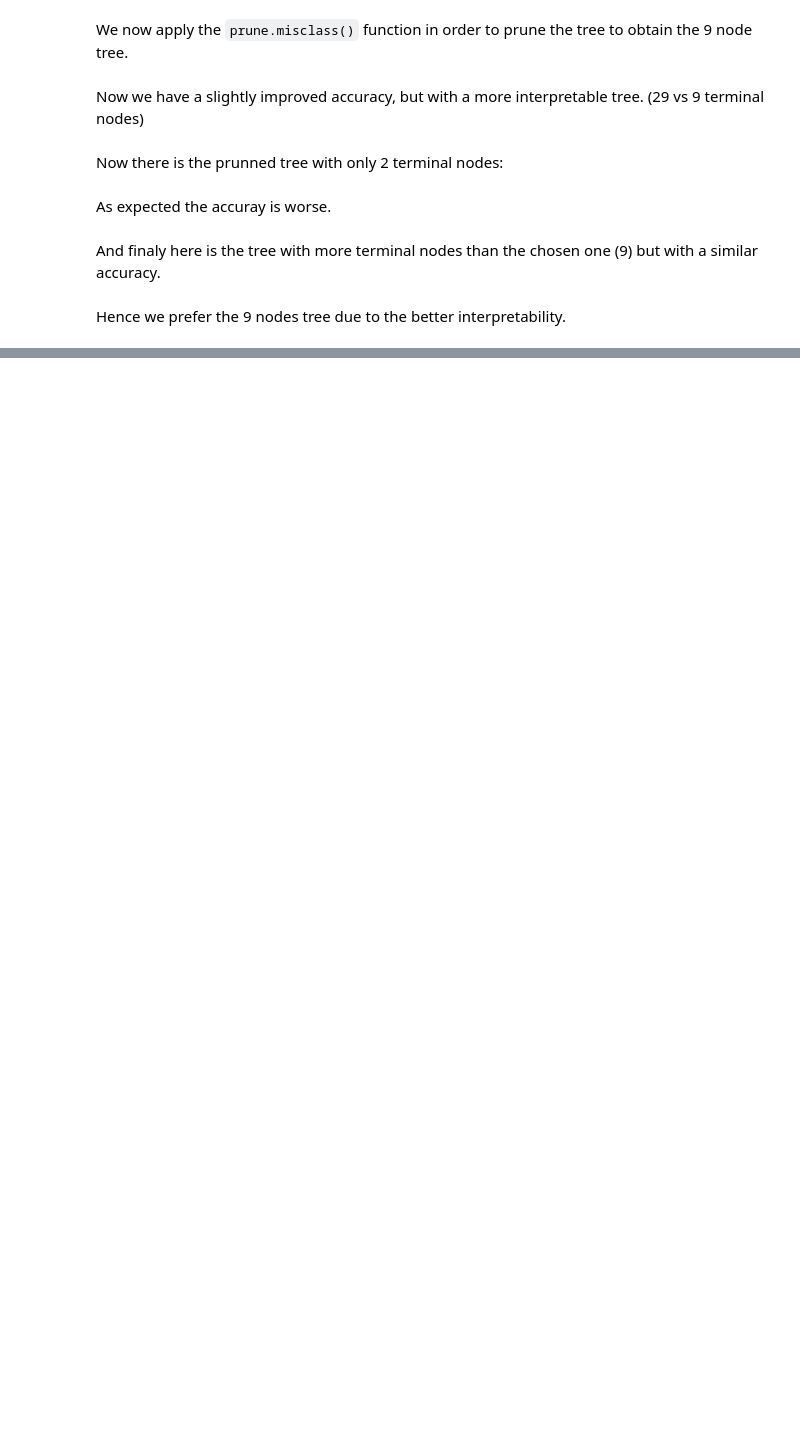
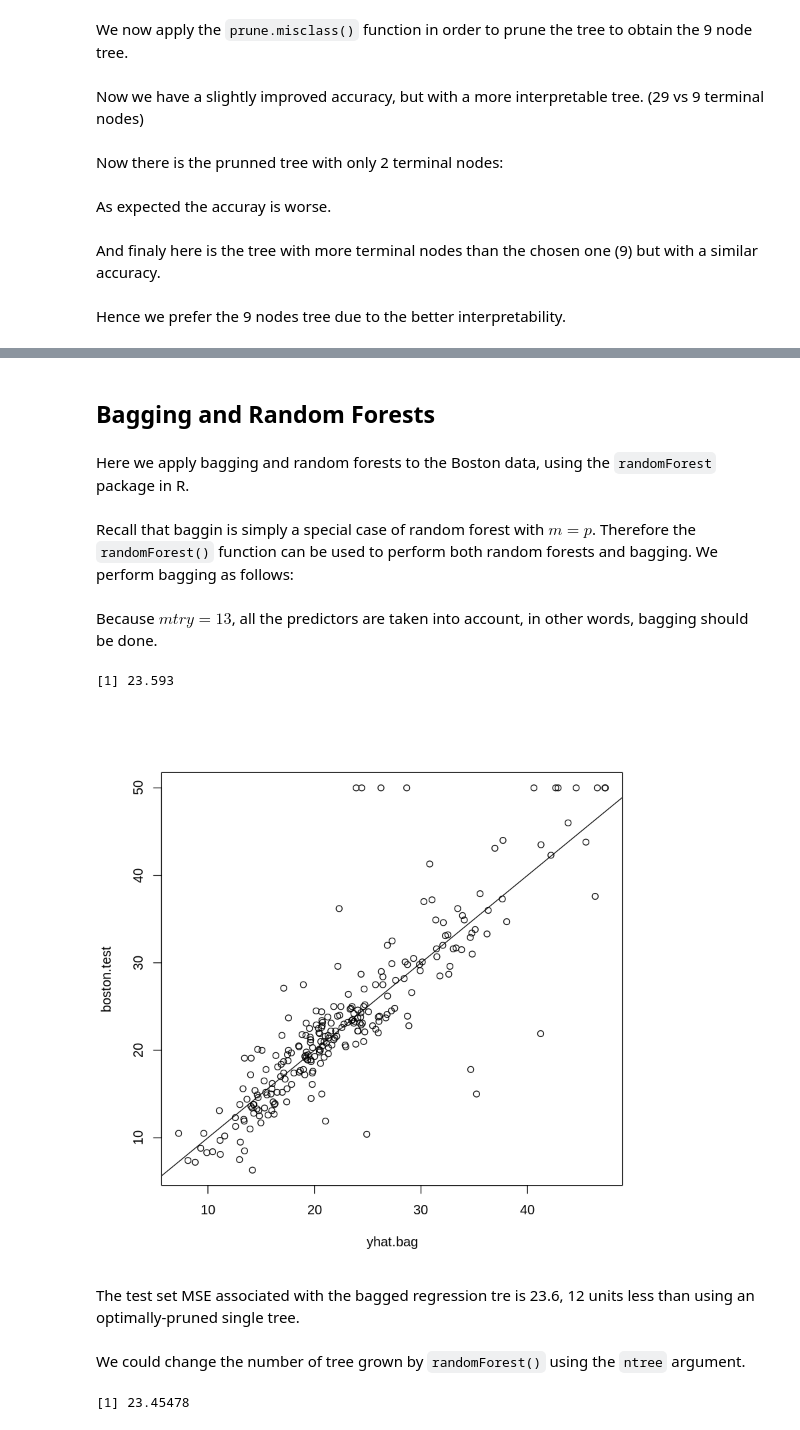
Before and after one commit to VicenteYago/Intro2StatLearning, a Jupyter notebook: ch8-TreeBasedMethods/ch8-Trees-lab.ipynb, the cells around one changed output, grey strips where cells are left out. Cells and saved outputs as stored; diff of their text form; code cells hidden in the pictures; blank space fills up the shorter version.

Commit message:
Baggin and randomForests OK

```diff
--- a/ch8-TreeBasedMethods/ch8-Trees-lab.ipynb
+++ b/ch8-TreeBasedMethods/ch8-Trees-lab.ipynb
@@ -216,0 +217,35 @@ abline(0,1)
+# %% [markdown]
+## Bagging and Random Forests
+# %% [markdown]
+Here we apply bagging and random forests to the Boston data, using the `randomForest` package in R.
+# %% [markdown]
+Recall that baggin is simply a special case of random forest with $m=p$. Therefore the `randomForest()` function can be used to perform both random forests and bagging. We perform bagging as follows:
+# %%
+library(randomForest)
+set.seed(1)
+bag.boston = randomForest(medv ~ ., data = Boston, subset = train,
+             mtry = 13, # all the 13 predictors should be considered
+             importance = T)
+# %% [markdown]
+Because $mtry = 13$, all the predictors are taken into account, in other words, bagging should be done.
+# %%
+yhat.bag = predict(bag.boston, newdata = Boston[-train,])
+plot(yhat.bag, boston.test)
+abline(0,1)
+mean((yhat.bag - boston.test)^2)  %>% round(3)
+# %% [output]
+[1] 23.593
+[figure, added]
+# %% [markdown]
+The test set MSE associated with the bagged regression tre is 23.6, 12 units less than using an optimally-pruned single tree.
+# %% [markdown]
+We could change the number of tree grown by `randomForest()` using the `ntree` argument.
+# %%
+bag.boston = randomForest(medv ~ ., data = Boston,
+                          subset = train,
+                          mtry = 13,
+                          ntree = 25)
+yhat.bag = predict(bag.boston, newdata = Boston[-train,])
+mean((yhat.bag - boston.test)^2)
+# %% [output]
+[1] 23.45478
```
Also changed, not shown: parts of 38 cells of this notebook.
